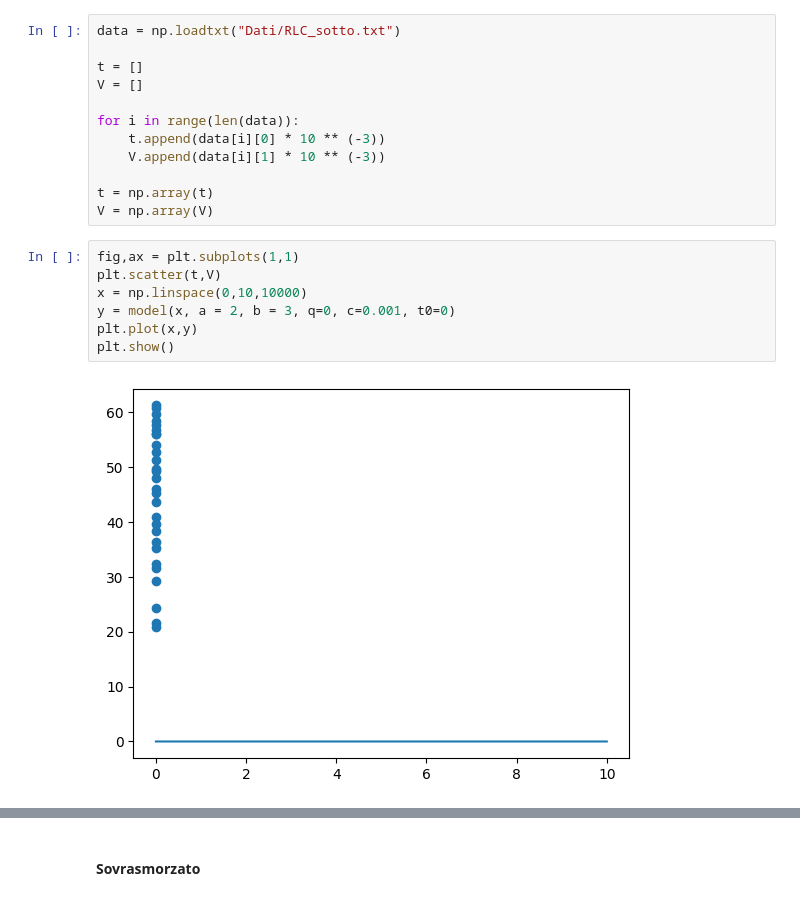
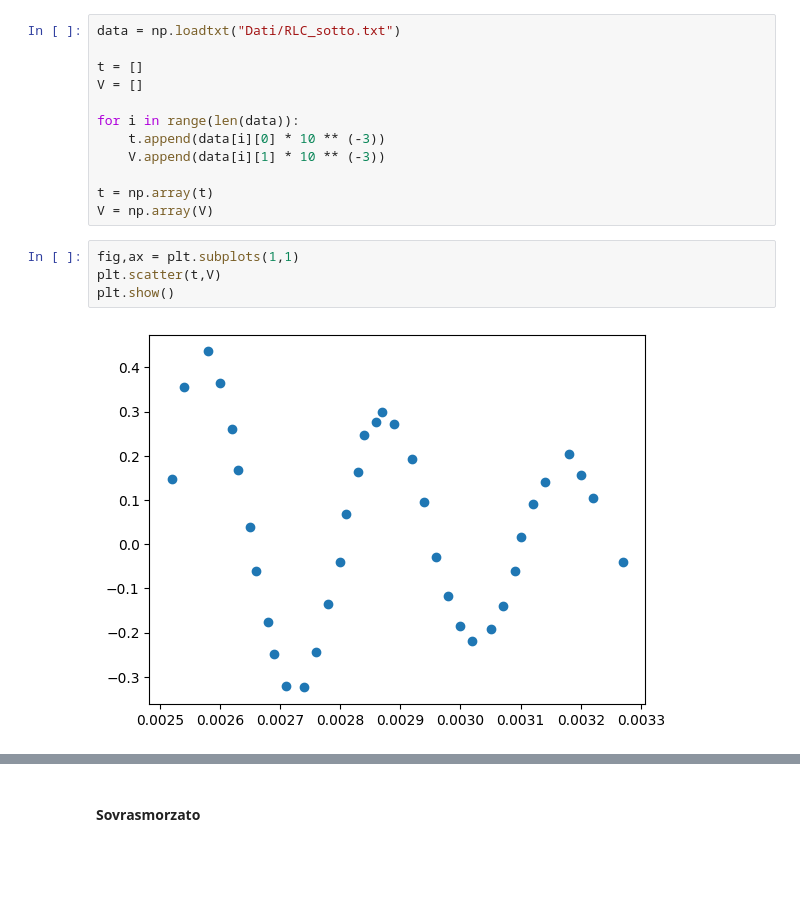
Before and after one commit to ARossiUnimib/Laboratorio-2---Gruppo-21-A.A.-2023-24, a Jupyter notebook: Notebooks/Circuiti_2/Circuiti_2.ipynb, the cells around one changed output, grey strips where cells are left out. Drawn from its saved outputs; the diff is of its cells as text; blank space fills up the shorter version.

```diff
--- a/Notebooks/Circuiti_2/Circuiti_2.ipynb
+++ b/Notebooks/Circuiti_2/Circuiti_2.ipynb
@@ -676,12 +676,9 @@ V = np.array(V)
 # %%
 fig,ax = plt.subplots(1,1)
 plt.scatter(t,V)
-x = np.linspace(0,10,10000)
-y = model(x, a = 2, b = 3, q=0, c=0.001, t0=0)
-plt.plot(x,y)
 plt.show()
 # %% [output]
-[figure, old version]
+[figure, new version]
 # %%
 V_err = 0.05 * abs(V)
 
```
Also changed, not shown: parts of 5 cells of this notebook.
